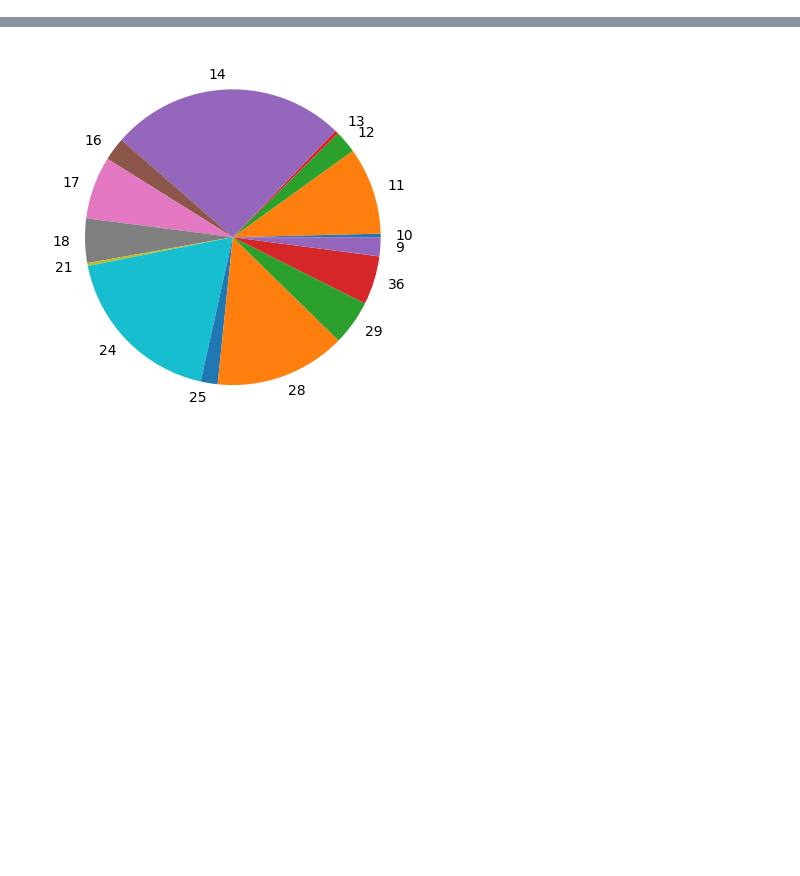
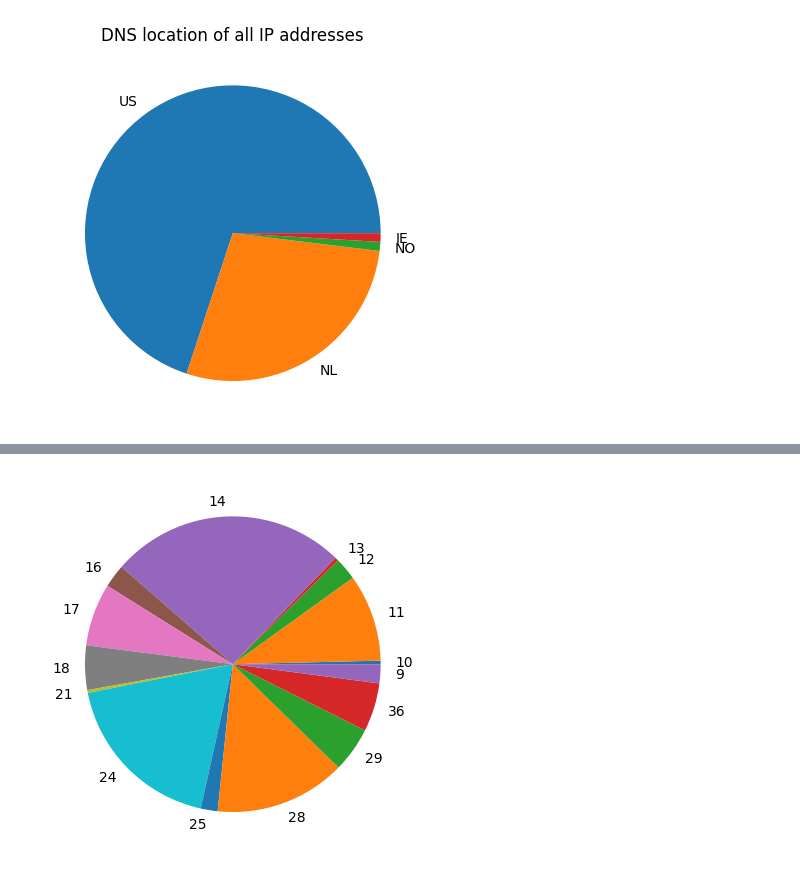
Before and after one commit to monecky/health_insurance_cloud_networking, a Jupyter notebook: parse_result.ipynb, the cells around one changed output, grey strips where cells are left out. Saved outputs shown, nothing was run; the diff lists cells and outputs as text; code cells hidden in the pictures; blank space fills up the shorter version.

```diff
--- a/parse_result.ipynb
+++ b/parse_result.ipynb
@@ -124,2 +125,8 @@ plt.show()
+# %%
+plt.pie(y, labels = mylabels)
+plt.title("DNS location of all IP addresses")
+plt.show()
+# %% [output]
+[figure, added]
 # %%
 resource_register = dict(Counter([ get_json_data(ip)['data']['located_resources'][0]['resource'].split('/')[1] for ip in list_ips]))
```
Also changed, not shown: parts of 5 cells of this notebook, 2 other files.
